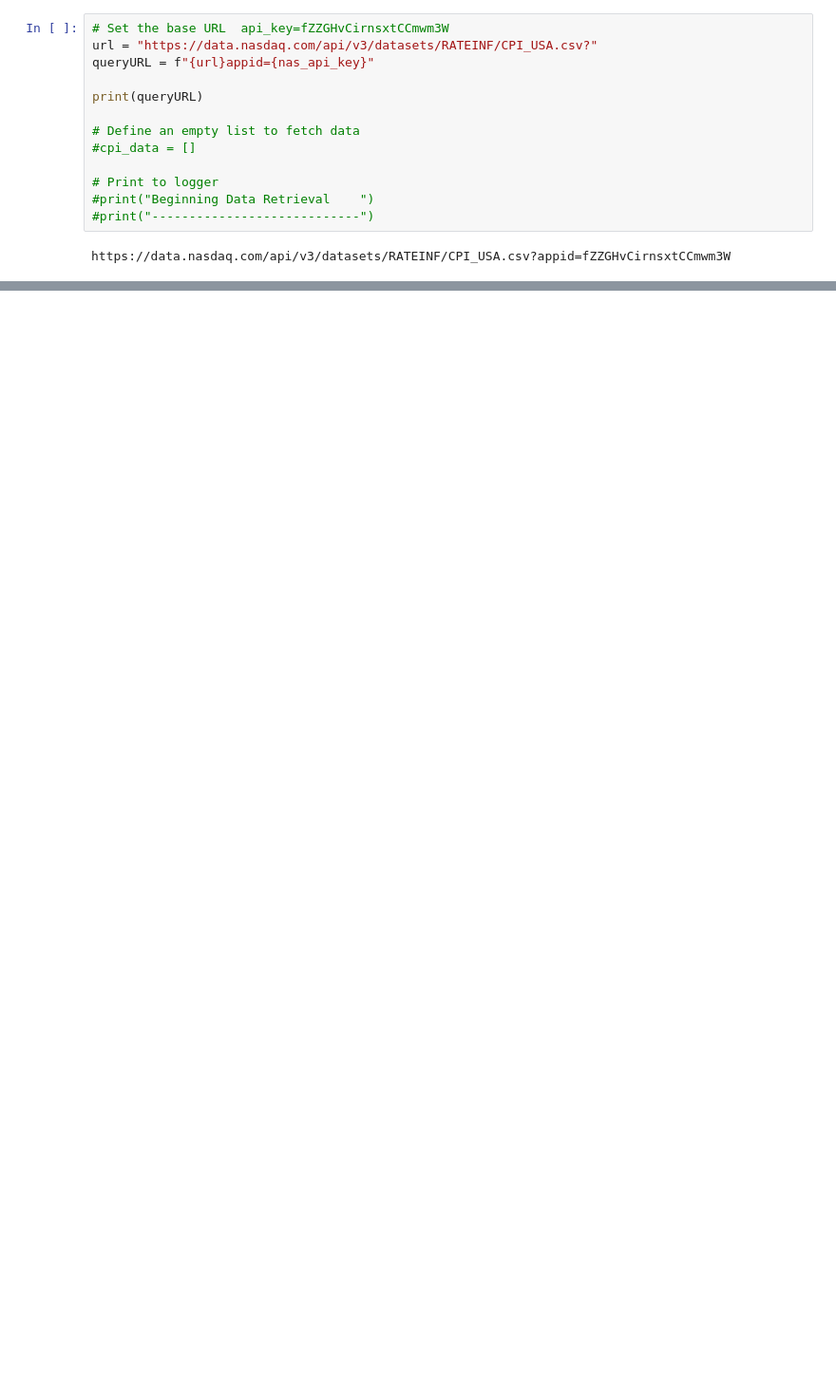
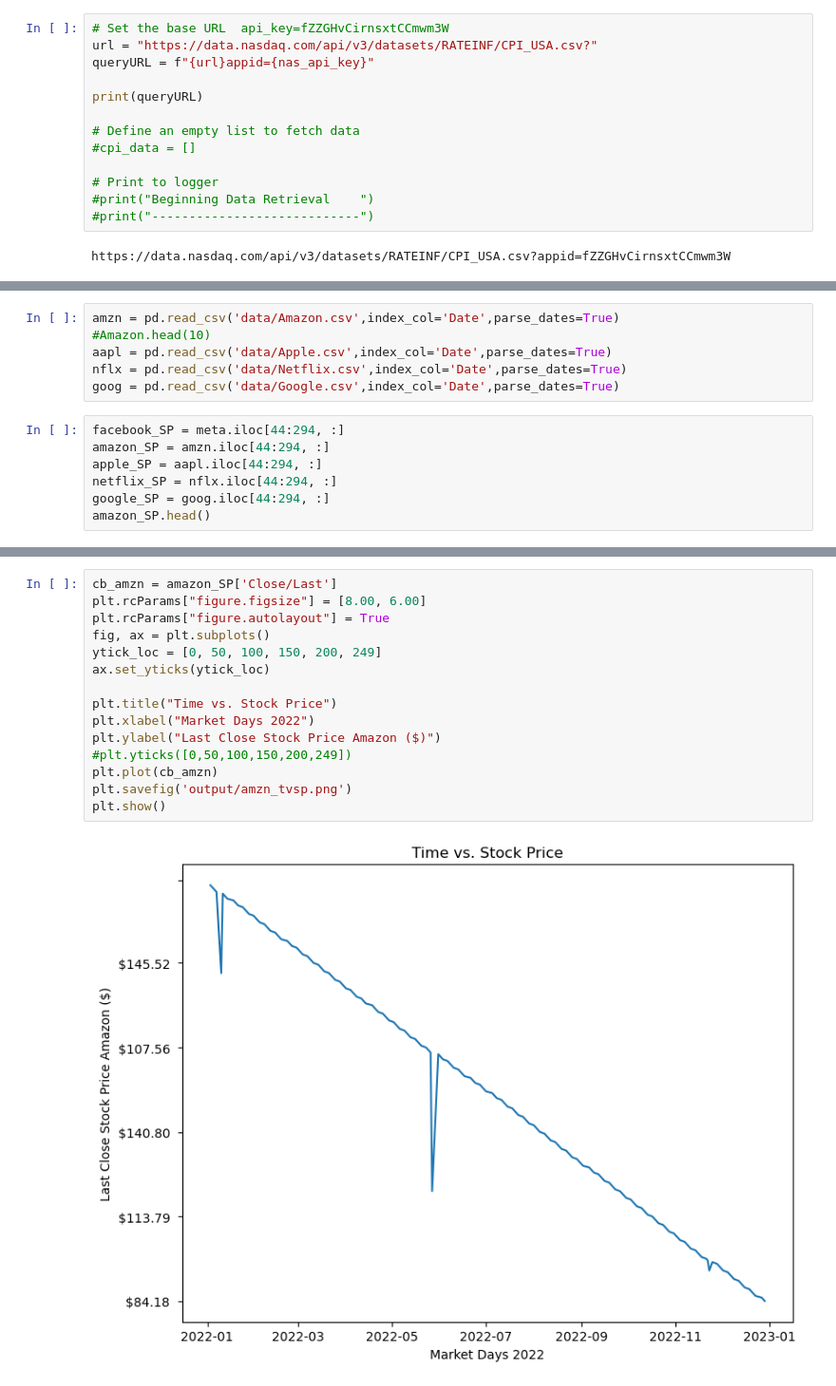
Before and after one commit to Marlon6598/NASDAQ-Project, a Jupyter notebook: MainFinGrab.ipynb, the cells around one changed output, grey strips where cells are left out. Shown at 95% size. Cells and saved outputs as stored; diff of their text form; blank space fills up the shorter version.

```diff
--- a/MainFinGrab.ipynb
+++ b/MainFinGrab.ipynb
@@ -31,0 +122,13 @@ https://data.nasdaq.com/api/v3/datasets/RATEINF/CPI_USA.json?appid=fZZGHvCirnsxt
+# %%
+amzn = pd.read_csv('data/Amazon.csv',index_col='Date',parse_dates=True)
+#Amazon.head(10)
+aapl = pd.read_csv('data/Apple.csv',index_col='Date',parse_dates=True)
+nflx = pd.read_csv('data/Netflix.csv',index_col='Date',parse_dates=True)
+goog = pd.read_csv('data/Google.csv',index_col='Date',parse_dates=True)
+# %%
+facebook_SP = meta.iloc[44:294, :]
+amazon_SP = amzn.iloc[44:294, :]
+apple_SP = aapl.iloc[44:294, :]
+netflix_SP = nflx.iloc[44:294, :]
+google_SP = goog.iloc[44:294, :]
+amazon_SP.head()
@@ -31,0 +179,17 @@ https://data.nasdaq.com/api/v3/datasets/RATEINF/CPI_USA.json?appid=fZZGHvCirnsxt
+# %%
+cb_amzn = amazon_SP['Close/Last']
+plt.rcParams["figure.figsize"] = [8.00, 6.00]
+plt.rcParams["figure.autolayout"] = True
+fig, ax = plt.subplots()
+ytick_loc = [0, 50, 100, 150, 200, 249]
+ax.set_yticks(ytick_loc)
+
+plt.title("Time vs. Stock Price")
+plt.xlabel("Market Days 2022")
+plt.ylabel("Last Close Stock Price Amazon ($)")
+#plt.yticks([0,50,100,150,200,249])
+plt.plot(cb_amzn)
+plt.savefig('output/amzn_tvsp.png')
+plt.show()
+# %% [output]
+[figure, added]
```
Also changed, not shown: parts of 46 cells of this notebook, 5 other files.
